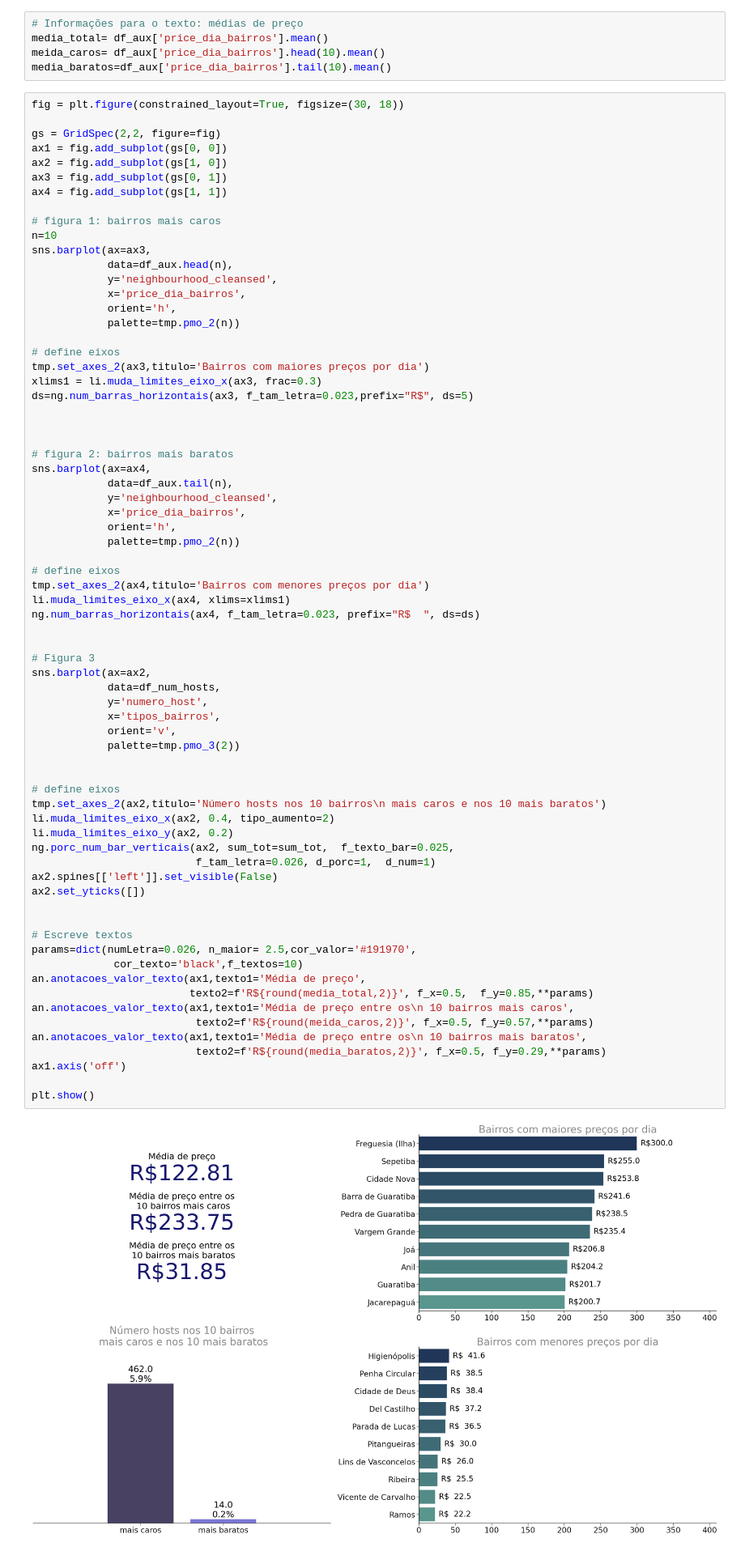
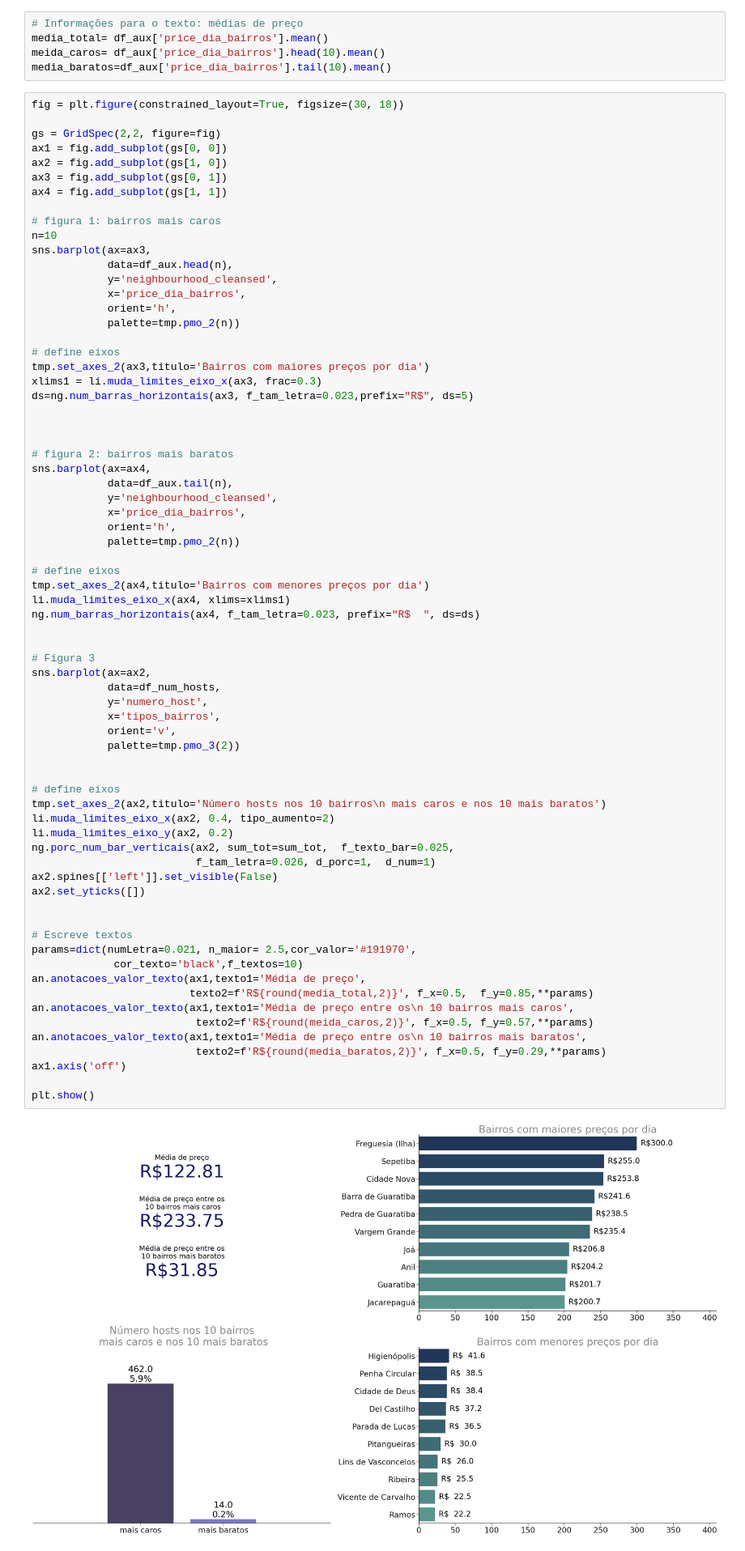
Before and after one commit to joaogambaro/data_science, a Jupyter notebook: Airbnb_rio_de_janeiro/2_analise_completa_dos_dados.ipynb, the cells around one changed output. Shown at 81% size. Drawn from its saved outputs; the diff is of its cells as text.

```diff
--- a/Airbnb_rio_de_janeiro/2_analise_completa_dos_dados.ipynb
+++ b/Airbnb_rio_de_janeiro/2_analise_completa_dos_dados.ipynb
@@ -548,35 +548,35 @@ ng.num_barras_horizontais(ax4, f_tam_letra=0.023, prefix="R$  ", ds=ds)
 sns.barplot(ax=ax2,
             data=df_num_hosts,
             y='numero_host',
             x='tipos_bairros',
             orient='v',
             palette=tmp.pmo_3(2))
 
 
 # define eixos
 tmp.set_axes_2(ax2,titulo='Número hosts nos 10 bairros\n mais caros e nos 10 mais baratos')
 li.muda_limites_eixo_x(ax2, 0.4, tipo_aumento=2)
 li.muda_limites_eixo_y(ax2, 0.2)
 ng.porc_num_bar_verticais(ax2, sum_tot=sum_tot,  f_texto_bar=0.025,
                           f_tam_letra=0.026, d_porc=1,  d_num=1)
 ax2.spines[['left']].set_visible(False)
 ax2.set_yticks([])
 
 
 # Escreve textos
-params=dict(numLetra=0.026, n_maior= 2.5,cor_valor='#191970',
+params=dict(numLetra=0.021, n_maior= 2.5,cor_valor='#191970',
              cor_texto='black',f_textos=10)
 an.anotacoes_valor_texto(ax1,texto1='Média de preço',
                          texto2=f'R${round(media_total,2)}', f_x=0.5,  f_y=0.85,**params)
 an.anotacoes_valor_texto(ax1,texto1='Média de preço entre os\n 10 bairros mais caros',
                           texto2=f'R${round(meida_caros,2)}', f_x=0.5, f_y=0.57,**params)
 an.anotacoes_valor_texto(ax1,texto1='Média de preço entre os\n 10 bairros mais baratos',
                           texto2=f'R${round(media_baratos,2)}', f_x=0.5, f_y=0.29,**params)
 ax1.axis('off')
 
 plt.show()
 # %% [output]
-[figure, old version]
+[figure, new version]
 # %% [markdown]
 ### 4.2.3 Quais os bairros com a maior taxa de aceitação? Existe relação entre a taxa de aceitação e o preço médio da diária?<a id="aceitacao"></a>
 
```
Also changed, not shown: parts of 7 cells of this notebook.
